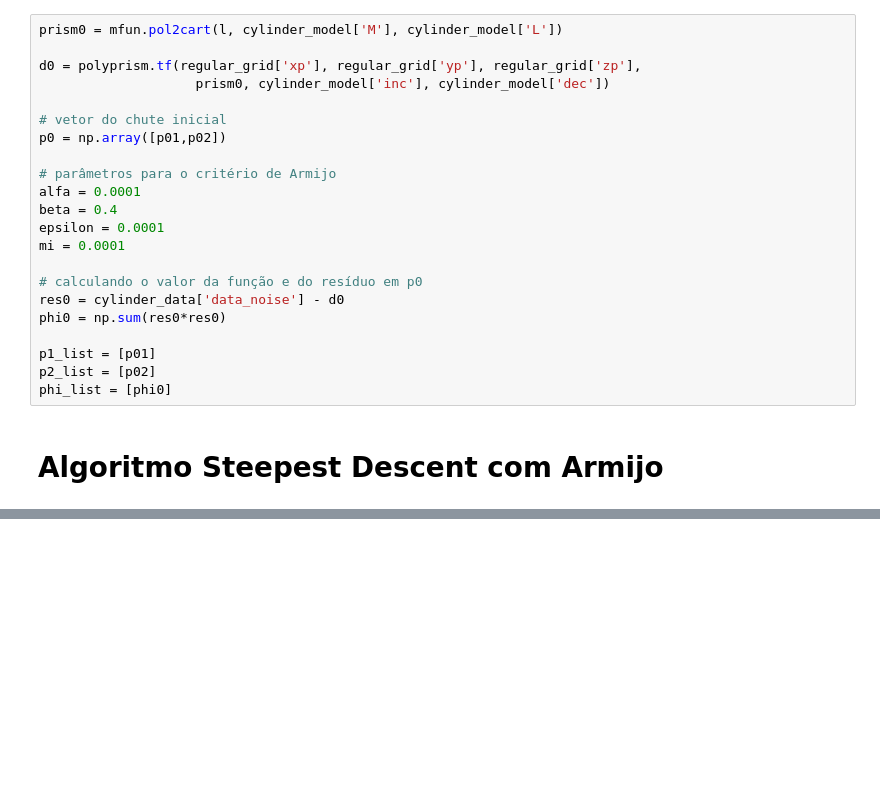
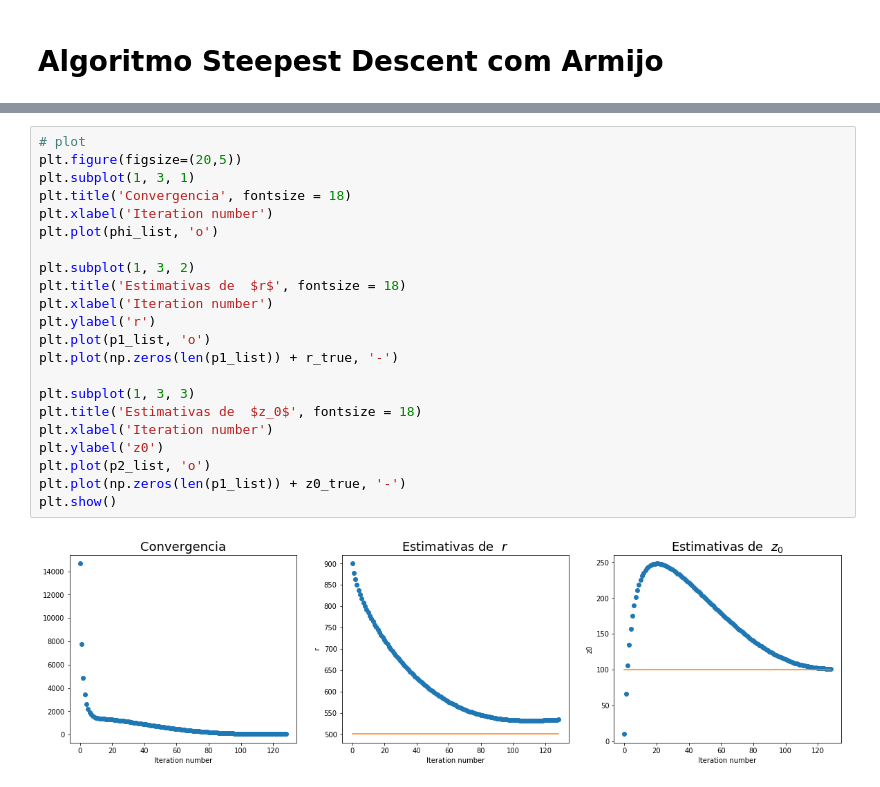
Before and after one commit to leobvital/non-linear-inversion, a Jupyter notebook: geofisica_steepest_armijo.ipynb, the cells around one changed output, grey strips where cells are left out. Saved outputs shown, nothing was run; the diff lists cells and outputs as text; blank space fills up the shorter version.

```diff
--- a/geofisica_steepest_armijo.ipynb
+++ b/geofisica_steepest_armijo.ipynb
@@ -222,25 +331,3 @@ l = [[r, x0, y0, p02, cylinder_model['dz'], cylinder_model['props']]]
-# %%
-prism0 = mfun.pol2cart(l, cylinder_model['M'], cylinder_model['L'])
-
-d0 = polyprism.tf(regular_grid['xp'], regular_grid['yp'], regular_grid['zp'],
-                    prism0, cylinder_model['inc'], cylinder_model['dec'])
-
-# vetor do chute inicial
-p0 = np.array([p01,p02])
-
-# parâmetros para o critério de Armijo
-alfa = 0.0001
-beta = 0.4
-epsilon = 0.0001
-mi = 0.0001
-
-# calculando o valor da função e do resíduo em p0
-res0 = cylinder_data['data_noise'] - d0
-phi0 = np.sum(res0*res0)
-
-p1_list = [p01]
-p2_list = [p02]
-phi_list = [phi0]
 # %% [markdown]
 # Algoritmo Steepest Descent com Armijo
 # %%
@@ -335 +421,25 @@ plt.show()
+# %%
+# plot
+plt.figure(figsize=(20,5))
+plt.subplot(1, 3, 1)
+plt.title('Convergencia', fontsize = 18)
+plt.xlabel('Iteration number')
+plt.plot(phi_list, 'o')
+
+plt.subplot(1, 3, 2)
+plt.title('Estimativas de  $r$', fontsize = 18)
+plt.xlabel('Iteration number')
+plt.ylabel('r')
+plt.plot(p1_list, 'o')
+plt.plot(np.zeros(len(p1_list)) + r_true, '-')
+
+plt.subplot(1, 3, 3)
+plt.title('Estimativas de  $z_0$', fontsize = 18)
+plt.xlabel('Iteration number')
+plt.ylabel('z0')
+plt.plot(p2_list, 'o')
+plt.plot(np.zeros(len(p1_list)) + z0_true, '-')
+plt.show()
+# %% [output]
+[figure, added]
 # %%
```
Also changed, not shown: parts of 27 cells of this notebook, 8 other files.
